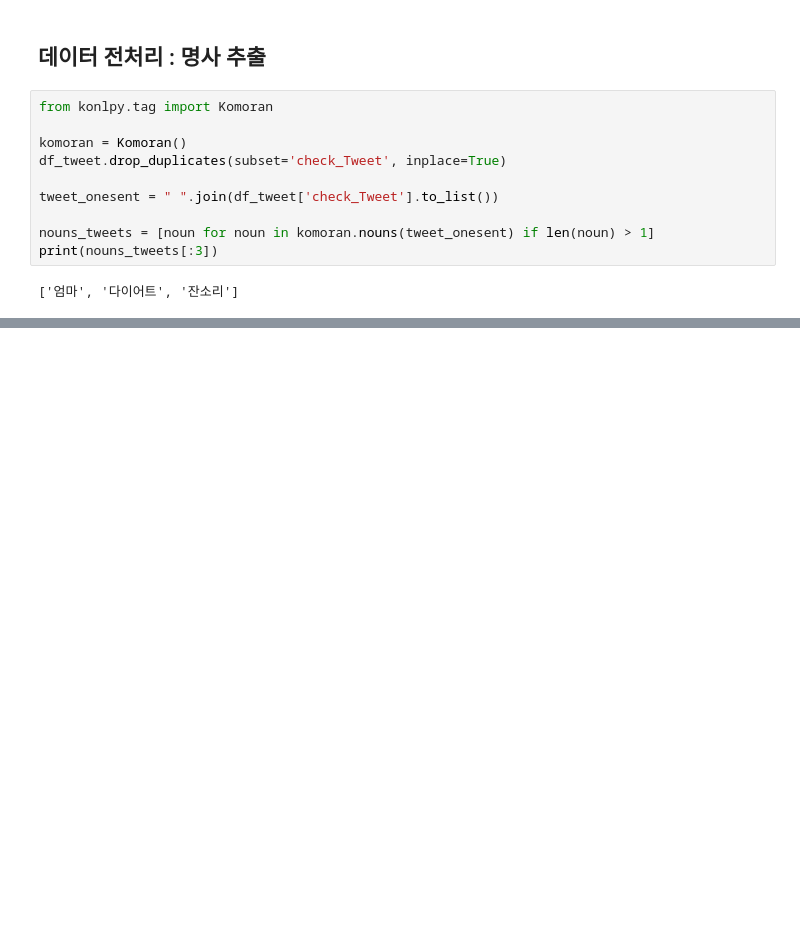
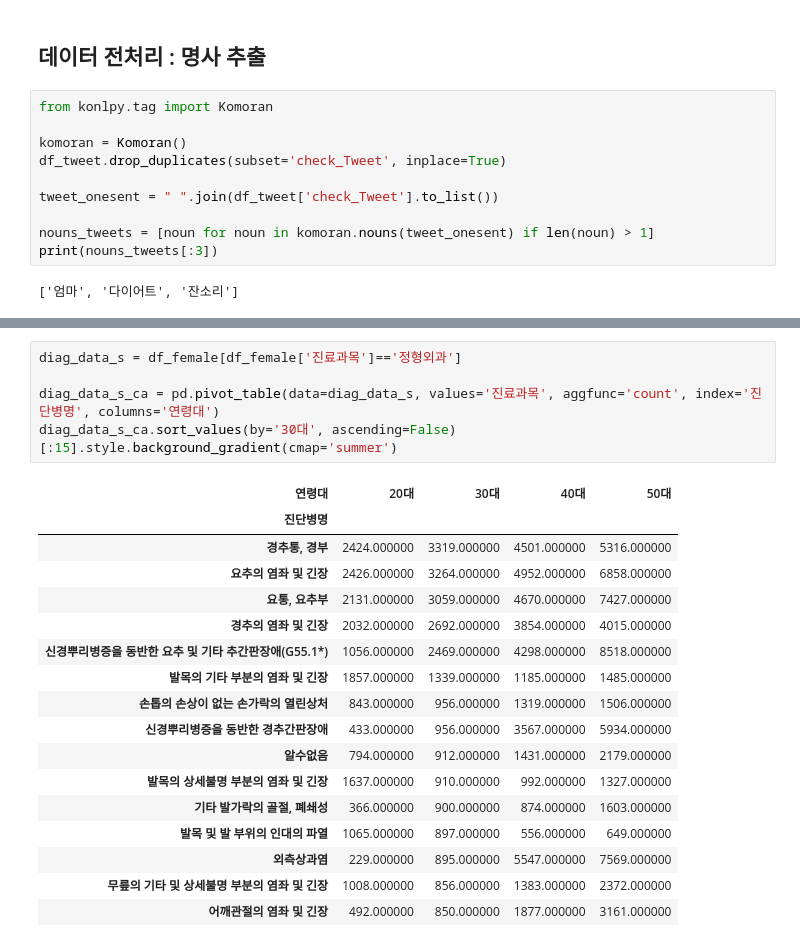
Before and after one commit to semin-pk/DataAnalysisPython, a Jupyter notebook: 3장/chapter03-2.ipynb, the cells around one changed output, grey strips where cells are left out. Cells and saved outputs as stored; diff of their text form; blank space fills up the shorter version.

```diff
--- a/3장/chapter03-2.ipynb
+++ b/3장/chapter03-2.ipynb
@@ -556,0 +800,23 @@ print(nouns_tweets[:3])
+# %%
+diag_data_s = df_female[df_female['진료과목']=='정형외과']
+
+diag_data_s_ca = pd.pivot_table(data=diag_data_s, values='진료과목', aggfunc='count', index='진단병명', columns='연령대')
+diag_data_s_ca.sort_values(by='30대', ascending=False)[:15].style.background_gradient(cmap='summer')
+# %% [output]
+| 연령대 | 20대 | 30대 | 40대 | 50대 |
+| 진단병명 |  |  |  |  |
+| 경추통, 경부 | 2424.000000 | 3319.000000 | 4501.000000 | 5316.000000 |
+| 요추의 염좌 및 긴장 | 2426.000000 | 3264.000000 | 4952.000000 | 6858.000000 |
+| 요통, 요추부 | 2131.000000 | 3059.000000 | 4670.000000 | 7427.000000 |
+| 경추의 염좌 및 긴장 | 2032.000000 | 2692.000000 | 3854.000000 | 4015.000000 |
+| 신경뿌리병증을 동반한 요추 및 기타 추간판장애(G55.1*) | 1056.000000 | 2469.000000 | 4298.000000 | 8518.000000 |
+| 발목의 기타 부분의 염좌 및 긴장 | 1857.000000 | 1339.000000 | 1185.000000 | 1485.000000 |
+| 손톱의 손상이 없는 손가락의 열린상처 | 843.000000 | 956.000000 | 1319.000000 | 1506.000000 |
+| 신경뿌리병증을 동반한 경추간판장애 | 433.000000 | 956.000000 | 3567.000000 | 5934.000000 |
+| 알수없음 | 794.000000 | 912.000000 | 1431.000000 | 2179.000000 |
+| 발목의 상세불명 부분의 염좌 및 긴장 | 1637.000000 | 910.000000 | 992.000000 | 1327.000000 |
+| 기타 발가락의 골절, 폐쇄성 | 366.000000 | 900.000000 | 874.000000 | 1603.000000 |
+| 발목 및 발 부위의 인대의 파열 | 1065.000000 | 897.000000 | 556.000000 | 649.000000 |
+| 외측상과염 | 229.000000 | 895.000000 | 5547.000000 | 7569.000000 |
+| 무릎의 기타 및 상세불명 부분의 염좌 및 긴장 | 1008.000000 | 856.000000 | 1383.000000 | 2372.000000 |
+| 어깨관절의 염좌 및 긴장 | 492.000000 | 850.000000 | 1877.000000 | 3161.000000 |
```
Also changed, not shown: parts of 17 cells of this notebook, 1 other file.
